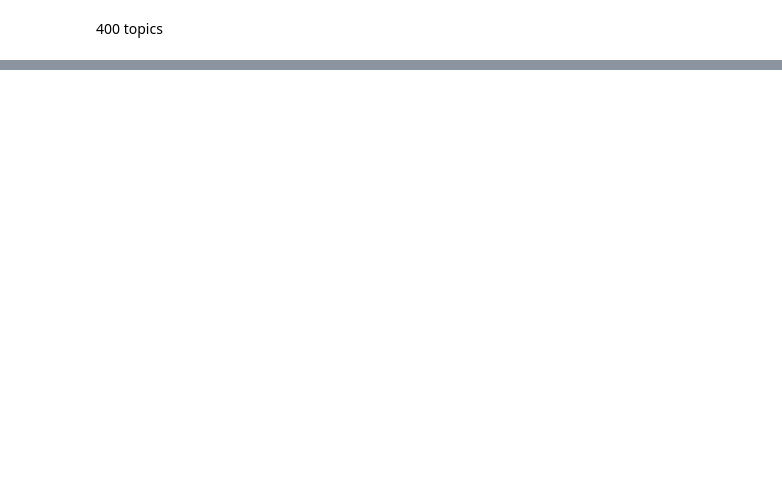
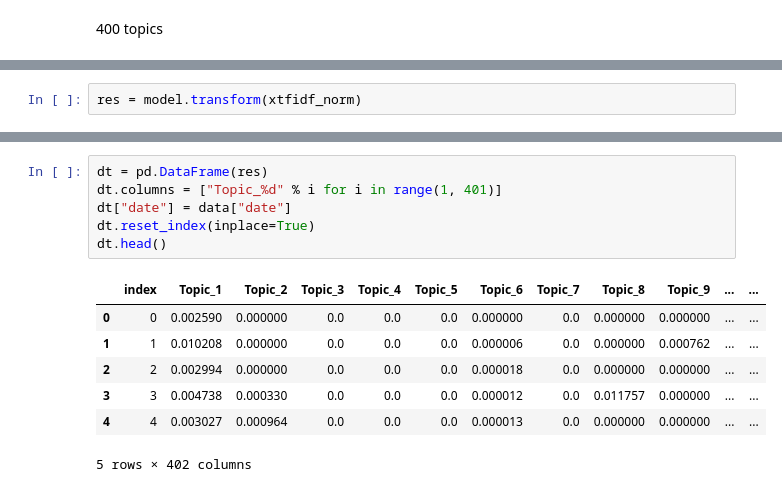
Before and after one commit to vetedde/proj_news_viz, a Jupyter notebook: nlp/topic_models/experiments/sklearn/nmf.ipynb, the cells around one changed output, grey strips where cells are left out. Saved outputs shown, nothing was run; the diff lists cells and outputs as text; blank space fills up the shorter version.

```diff
--- a/nlp/topic_models/experiments/sklearn/nmf.ipynb
+++ b/nlp/topic_models/experiments/sklearn/nmf.ipynb
@@ -254,0 +296,2 @@ topics400
+# %%
+res = model.transform(xtfidf_norm)
@@ -254,0 +307,14 @@ topics400
+# %%
+dt = pd.DataFrame(res)
+dt.columns = ["Topic_%d" % i for i in range(1, 401)]
+dt["date"] = data["date"]
+dt.reset_index(inplace=True)
+dt.head()
+# %% [output]
+|  | index | Topic_1 | Topic_2 | Topic_3 | Topic_4 | Topic_5 | Topic_6 | Topic_7 | Topic_8 | Topic_9 | ... | ... |
+| 0 | 0 | 0.002590 | 0.000000 | 0.0 | 0.0 | 0.0 | 0.000000 | 0.0 | 0.000000 | 0.000000 | ... | ... |
+| 1 | 1 | 0.010208 | 0.000000 | 0.0 | 0.0 | 0.0 | 0.000006 | 0.0 | 0.000000 | 0.000762 | ... | ... |
+| 2 | 2 | 0.002994 | 0.000000 | 0.0 | 0.0 | 0.0 | 0.000018 | 0.0 | 0.000000 | 0.000000 | ... | ... |
+| 3 | 3 | 0.004738 | 0.000330 | 0.0 | 0.0 | 0.0 | 0.000012 | 0.0 | 0.011757 | 0.000000 | ... | ... |
+| 4 | 4 | 0.003027 | 0.000964 | 0.0 | 0.0 | 0.0 | 0.000013 | 0.0 | 0.000000 | 0.000000 | ... | ... |
+5 rows × 402 columns
```
Also changed, not shown: parts of 38 cells of this notebook, 2 other files.
